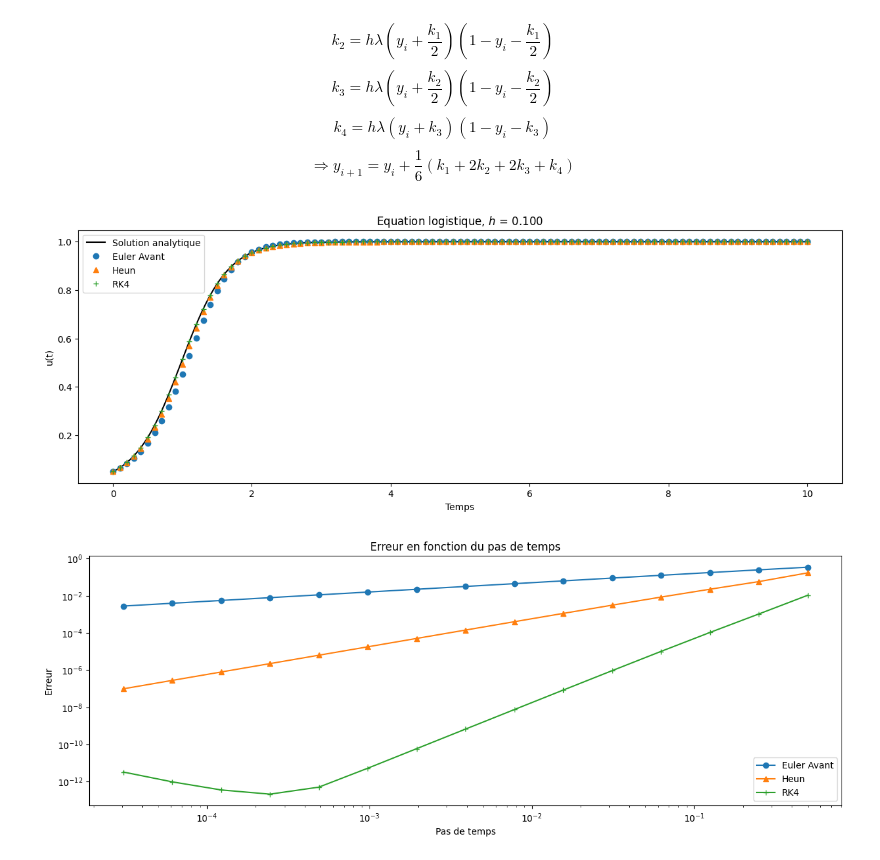
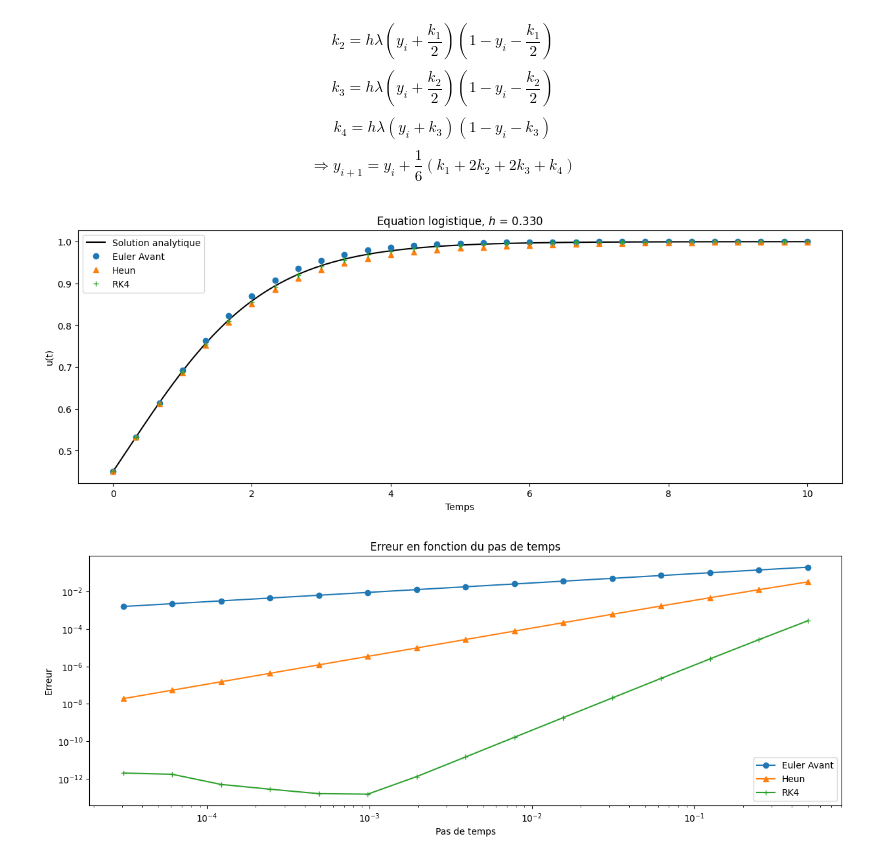
Before and after one commit to sablonl/LPHYS1303-Notebooks, a Jupyter notebook: Finite_Differences.ipynb, the cells around one changed output. Saved outputs shown, nothing was run; the diff lists cells and outputs as text; code cells hidden in the pictures.

```diff
--- a/Finite_Differences.ipynb
+++ b/Finite_Differences.ipynb
@@ -108,11 +108,11 @@ $$ k_4 = h\lambda \left(y_i + k_3\right)\left(1-y_i - k_3\right) $$
 $$\Rightarrow y_{i+1} = y_i + \frac{1}{6}(k_1 + 2k_2 + 2k_3 + k_4) $$
 # %%
 # Paramètres physiques (lambda représente le taux de croissance)
-lmb = 3.0
+lmb = 1.0
 
 # Paramètres numériques
 t_max = 10.0  # Temps maximum de simulation
-h = 0.1  # Pas de temps
+h = 0.33  # Pas de temps
 N = int(np.floor(t_max / h)) + 1  # Nombre total de points de temps
 t = np.linspace(0, t_max, N)  # Tableau de temps
 
@@ -122,7 +122,7 @@ u_RK2 = np.zeros(N)  # Méthode d'Heun (RK2)
 u_RK4 = np.zeros(N)  # Méthode de Runge-Kutta d'ordre 4 (RK4)
 
 # Condition initiale (à t=0, u(0) = 1)
-u0 = 0.05
+u0 = 0.45
 
 u_Euler_avant[0] = u0
 u_RK2[0] = u0
@@ -137,34 +137,34 @@ for i in range(N - 1):
                                            u_Euler_avant[i+1] * (1 - u_Euler_avant[i+1]))
     k1 = h * lmb * u_RK4[i] * (1 - u_RK4[i])
     k2 = h * lmb * (u_RK4[i] + k1/2) * (1 - u_RK4[i] - k1/2)
     k3 = h * lmb * (u_RK4[i] + k2/2) * (1 - u_RK4[i] - k2/2)
     k4 = h * lmb * (u_RK4[i] + k3) * (1 - u_RK4[i] - k3)
     u_RK4[i+1] = u_RK4[i] + 1/6 * (k1 + 2*k2 + 2*k3 + k4)
 
 # Tracé des résultats
 fig, ax = plt.subplots(figsize=(15, 5))
 
 # Solution analytique de l'équation logistique
 # Plus de points pour la courbe analytique
 t_continu = np.linspace(0, t_max, 1001)
 u_analytique = u0 / (u0 + (1-u0)*np.exp(-lmb*t_continu))  # Solution exacte
 
 # Tracé de la solution analytique
 ax.plot(t_continu, u_analytique, label='Solution analytique', color='black')
 
 # Tracés des solutions numériques
 ax.plot(t, u_Euler_avant, 'o', label='Euler Avant')
 ax.plot(t, u_RK2, '^', label='Heun')
 ax.plot(t, u_RK4, '+', label='RK4')
 
 # Configuration du graphique
 ax.legend()
 ax.set_title('Equation logistique, $h$ = %.3f' % h)
 ax.set_xlabel('Temps')
 ax.set_ylabel('u(t)')
 plt.show()
 # %% [output]
-[figure, old version]
+[figure, new version]
 # %%
 ## Pour les méthodes explicites, on peut directement définir une routine de calcul de la solution
 ## qui prend en argument la fonction f(u,t), u0, le pas de temps h et le temps maximum t_max
@@ -235,4 +235,4 @@ ax.set_xlabel('Pas de temps')
 ax.set_ylabel('Erreur')
 plt.show()
 # %% [output]
-[figure, old version]
+[figure, new version]
```
Also changed, not shown: parts of 8 cells of this notebook.
